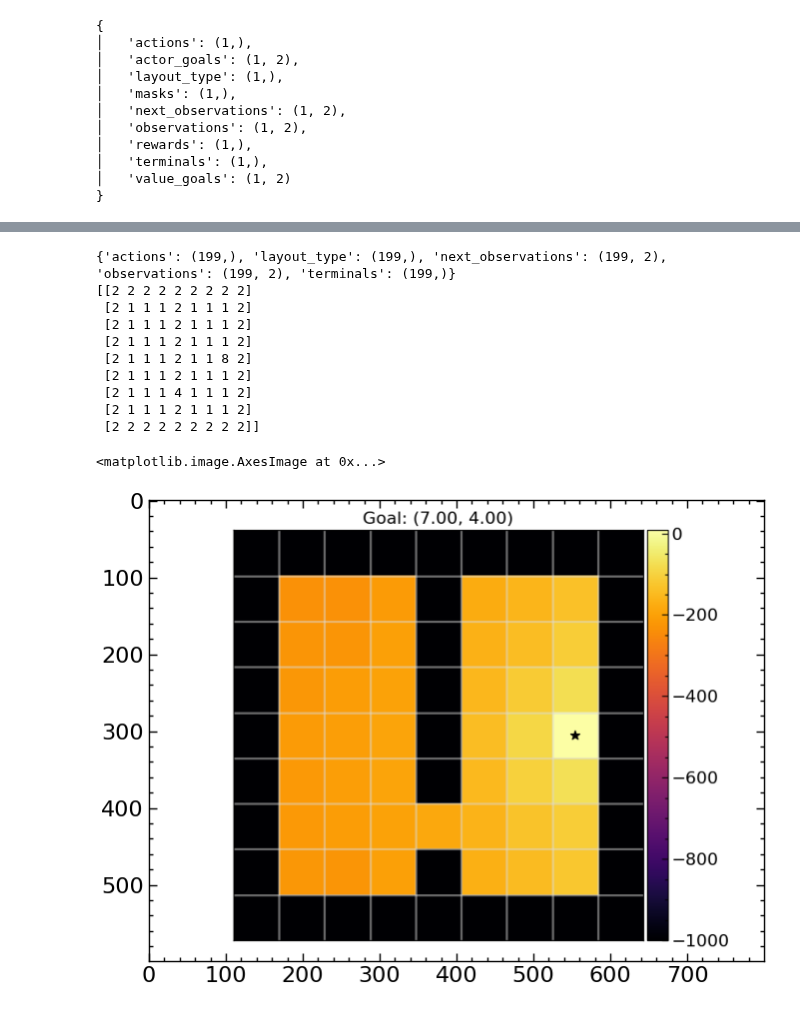
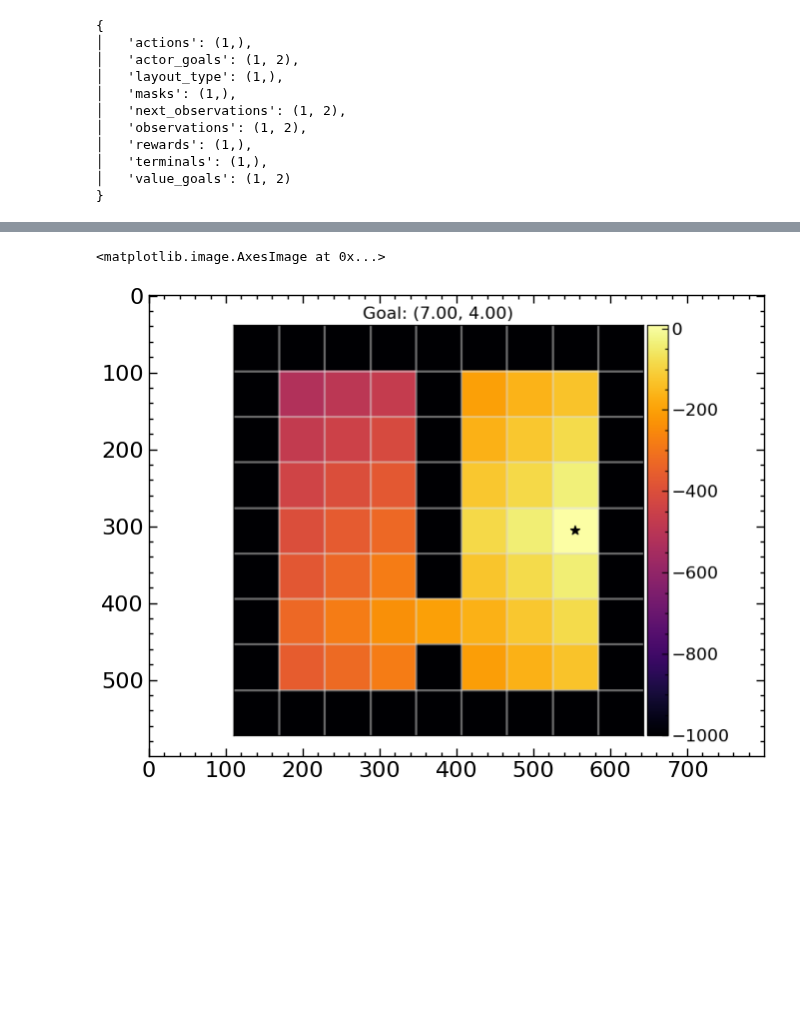
Before and after one commit to skylooop/BeliefConditionedFB, a Jupyter notebook: notebooks/in_context_gciql.ipynb, the cells around one changed output, grey strips where cells are left out. Cells and saved outputs as stored; diff of their text form; code cells hidden in the pictures; blank space fills up the shorter version.

```diff
--- a/notebooks/in_context_gciql.ipynb
+++ b/notebooks/in_context_gciql.ipynb
@@ -35,7 +35,7 @@ GLOBAL_KEY = jax.random.key(42)
 from envs.minigrid.doors_grid import DynamicsGeneralization_Doors, MinigridWrapper
 
 env = DynamicsGeneralization_Doors(render_mode="rgb_array", highlight=False, max_steps=200)
-# env._gen_grid = partial(env._gen_grid, layout_type=1)
+env._gen_grid = partial(env._gen_grid, layout_type=0)
 env = MinigridWrapper(env)
 
 env.reset()
@@ -53,10 +53,10 @@ plt.imshow(env.render())
 from envs.minigrid.env_utils import random_exploration
 
 train_layout_data = []
-NUM_LAYOUTS = 1
-for i in tqdm(range(NUM_LAYOUTS)):
+NUM_LAYOUTS = 5
+for i in tqdm(2, range(NUM_LAYOUTS)): # 0, 1 are reserved for zero-shot
     env = DynamicsGeneralization_Doors(render_mode="rgb_array", highlight=False, max_steps=200)
-    env._gen_grid = partial(env._gen_grid, layout_type=i)
+    env._gen_grid = partial(env._gen_grid, layout_type=i % NUM_LAYOUTS)
     env = MinigridWrapper(env)
     dataset_random, env = random_exploration(env, num_episodes=1_000, layout_type=i)
     train_layout_data.append(dataset_random)
@@ -199,19 +199,21 @@ def plot_policy(env, dataset, fig=None, ax=None, title=None, action_fn=None, **k
     return fig, ax
 
 env = DynamicsGeneralization_Doors(render_mode="rgb_array", highlight=False, max_steps=200)
-env._gen_grid = partial(env._gen_grid, layout_type=1)
+env._gen_grid = partial(env._gen_grid, layout_type=0)
 env = MinigridWrapper(env)
-dataset_inference, env = random_exploration_inference(env, num_episodes=1, layout_type=1, context_len=iql_config['agent']['context_len'])
-print(jax.tree.map(lambda x: x.shape, dataset_inference))
-dynamics_embedding, _ = iql_agent.network.select('dynamic_transformer')(dataset_inference['observations'][None], dataset_inference['actions'][None, :, None],
-                                                                            dataset_inference['next_observations'][None], train=False, return_embedding=True)
+dynamics_embedding=None
+# dataset_inference, env = random_exploration_inference(env, num_episodes=1, layout_type=1, context_len=iql_config['agent']['context_len'])
+# print(jax.tree.map(lambda x: x.shape, dataset_inference))
+# dynamics_embedding, _ = iql_agent.network.select('dynamic_transformer')(dataset_inference['observations'][None], dataset_inference['actions'][None, :, None],
+#                                                                             dataset_inference['next_observations'][None], train=False, return_embedding=True)
+# dynamics_embedding = dynamics_embedding.squeeze()
 
 obs, info = env.reset()
 goal = info.get("goal_pos", None)
 example_batch = whole_dataset.sample(1)
 pred_policy_img = policy_image_grid(env, example_batch,
                                                 action_fn=partial(supply_rng(iql_agent.sample_actions, rng=jax.random.PRNGKey(np.random.randint(0, 2**32))),
-                                                                  goals=goal, dynamics_embedding=dynamics_embedding.squeeze(), temperature=0.0),
+                                                                  goals=goal, dynamics_embedding=dynamics_embedding, temperature=0.0),
                                                 goal=goal)
 plt.imshow(pred_policy_img)
 plt.tight_layout()
@@ -245,50 +237,43 @@ def value_fn(agent, obs, goal, action, dynamics_embedding=None):
 
 def plot_value_image_grid(env, dataset, value_fn, action_fn, fig=None, ax=None, title=None, **kwargs):
     if fig is None or ax is None:
         fig, ax = plt.subplots()
 
     goal = kwargs.get('goal', None)
     grid = env.get_grid_array()
     ax = env.plot_grid(ax=ax, grid=grid)
     # print(grid)
     for (y, x), value in np.ndenumerate(grid):
         if value == 1 or value == 4:
             action = action_fn(np.concatenate([[x], [y]], -1)).squeeze()
             grid[y, x] = jax.device_get(value_fn(np.concatenate([[x], [y]], -1), goal, action))
 
     divider = make_axes_locatable(ax)
     cax = divider.append_axes('right', size='5%', pad=0.05)
     im = ax.imshow(grid, cmap='inferno', vmin=-1000)
     fig.colorbar(im, cax=cax, orientation='vertical')
     if goal is not None:
         ax.set_title('Goal: ({:.2f}, {:.2f})'.format(goal[0], goal[1]))
         ax.scatter(goal[0], goal[1], s=80, c='black', marker='*')
     return fig, ax
 
-env = DynamicsGeneralization(render_mode="rgb_array", highlight=False, max_steps=200)
+env = DynamicsGeneralization_Doors(render_mode="rgb_array", highlight=False, max_steps=200)
 env._gen_grid = partial(env._gen_grid, layout_type=0)
 env = MinigridWrapper(env)
-dataset_inference, env = random_exploration_inference(env, num_episodes=1, layout_type=0, context_len=iql_config['agent']['context_len'])
-print(jax.tree.map(lambda x: x.shape, dataset_inference))
-dynamics_embedding, _ = iql_agent.network.select('dynamic_transformer')(dataset_inference['observations'][None], dataset_inference['actions'][None, :, None],
-                                                                            dataset_inference['next_observations'][None], train=False, return_embedding=True)
-
+dynamics_embedding=None
 env.reset()
 
+# dataset_inference, env = random_exploration_inference(env, num_episodes=1, layout_type=1, context_len=iql_config['agent']['context_len'])
+# print(jax.tree.map(lambda x: x.shape, dataset_inference))
+# dynamics_embedding, _ = iql_agent.network.select('dynamic_transformer')(dataset_inference['observations'][None], dataset_inference['actions'][None, :, None],
+#                                                                             dataset_inference['next_observations'][None], train=False, return_embedding=True)
+# dynamics_embedding = dynamics_embedding.squeeze()
+
+
 pred_value_img = value_image_fourrooms(env, example_batch,
-                            value_fn=partial(value_fn, iql_agent, dynamics_embedding=dynamics_embedding.squeeze()), action_fn=partial(supply_rng(iql_agent.sample_actions, rng=jax.random.PRNGKey(np.random.randint(0, 2**32))),
-                                                                  goals=goal, temperature=0.0, dynamics_embedding=dynamics_embedding.squeeze()), goal=goal)
+                            value_fn=partial(value_fn, iql_agent, dynamics_embedding=dynamics_embedding), action_fn=partial(supply_rng(iql_agent.sample_actions, rng=jax.random.PRNGKey(np.random.randint(0, 2**32))),
+                                                                  goals=goal, temperature=0.0, dynamics_embedding=dynamics_embedding), goal=goal)
 plt.imshow(pred_value_img)
 # %% [output]
-{'actions': (199,), 'layout_type': (199,), 'next_observations': (199, 2), 'observations': (199, 2), 'terminals': (199,)}
-[[2 2 2 2 2 2 2 2 2]
- [2 1 1 1 2 1 1 1 2]
- [2 1 1 1 2 1 1 1 2]
- [2 1 1 1 2 1 1 1 2]
- [2 1 1 1 2 1 1 8 2]
- [2 1 1 1 2 1 1 1 2]
- [2 1 1 1 4 1 1 1 2]
- [2 1 1 1 2 1 1 1 2]
- [2 2 2 2 2 2 2 2 2]]
+<matplotlib.image.AxesImage at 0x...>
-<matplotlib.image.AxesImage at 0x...>
-[figure, old version]
+[figure, new version]
```
Also changed, not shown: parts of 5 cells of this notebook, 6 other files.
